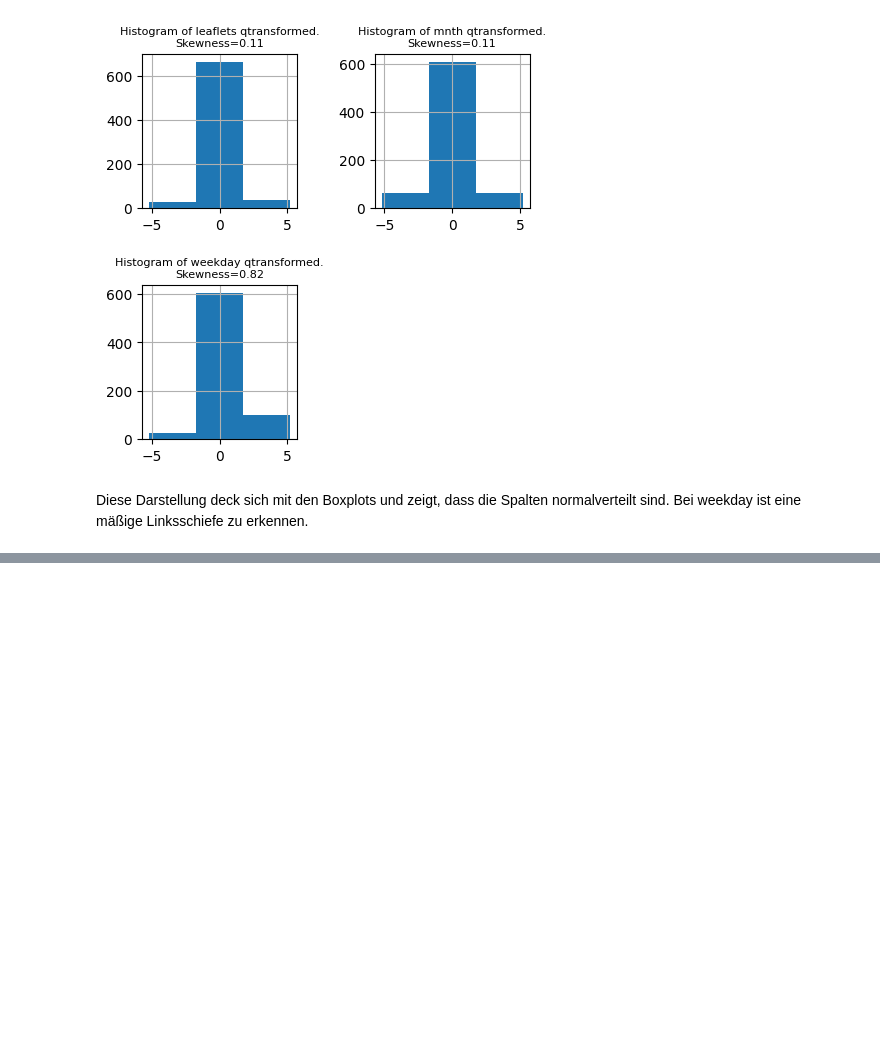
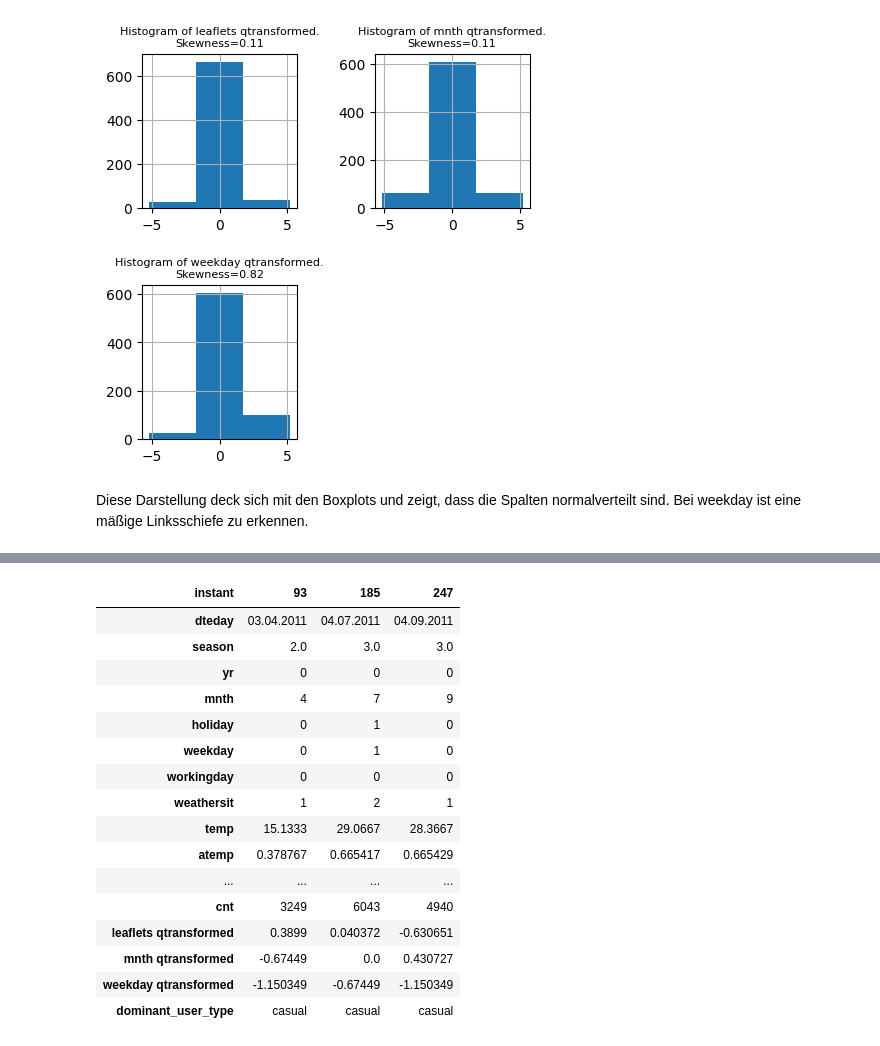
Before and after one commit to DavidRmn/introduction-data-science, a Jupyter notebook: project/task_1.ipynb, the cells around one changed output, grey strips where cells are left out. Saved outputs shown, nothing was run; the diff lists cells and outputs as text; code cells hidden in the pictures; blank space fills up the shorter version.

```diff
--- a/project/task_1.ipynb
+++ b/project/task_1.ipynb
@@ -365,0 +416,20 @@ Diese Darstellung deck sich mit den Boxplots und zeigt, dass die Spalten normalv
+# %%
+data[data['dominant_user_type'] == 'casual'].T
+# %% [output]
+| instant | 93 | 185 | 247 |
+| dteday | 03.04.2011 | 04.07.2011 | 04.09.2011 |
+| season | 2.0 | 3.0 | 3.0 |
+| yr | 0 | 0 | 0 |
+| mnth | 4 | 7 | 9 |
+| holiday | 0 | 1 | 0 |
+| weekday | 0 | 1 | 0 |
+| workingday | 0 | 0 | 0 |
+| weathersit | 1 | 2 | 1 |
+| temp | 15.1333 | 29.0667 | 28.3667 |
+| atemp | 0.378767 | 0.665417 | 0.665429 |
+| ... | ... | ... | ... |
+| cnt | 3249 | 6043 | 4940 |
+| leaflets qtransformed | 0.3899 | 0.040372 | -0.630651 |
+| mnth qtransformed | -0.67449 | 0.0 | 0.430727 |
+| weekday qtransformed | -1.150349 | -0.67449 | -1.150349 |
+| dominant_user_type | casual | casual | casual |
```
Also changed, not shown: parts of 12 cells of this notebook, 3 other files.
